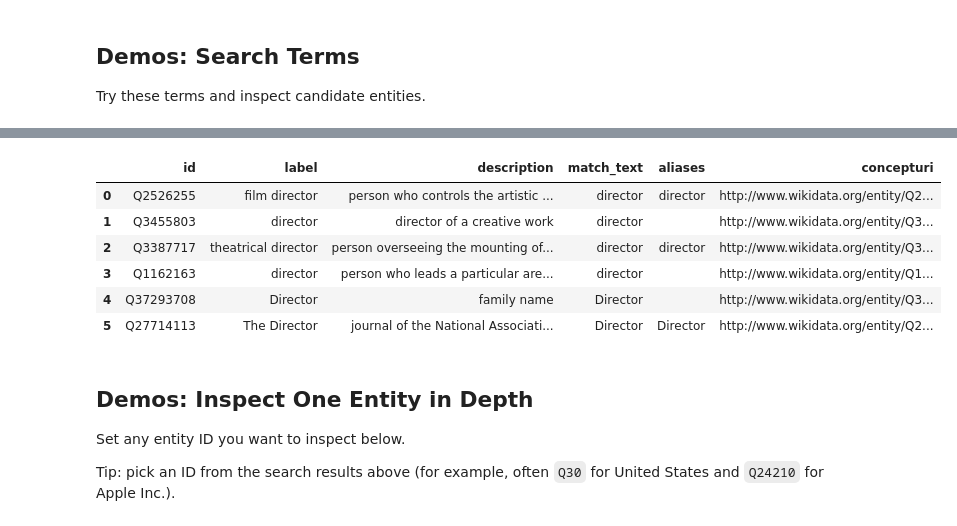
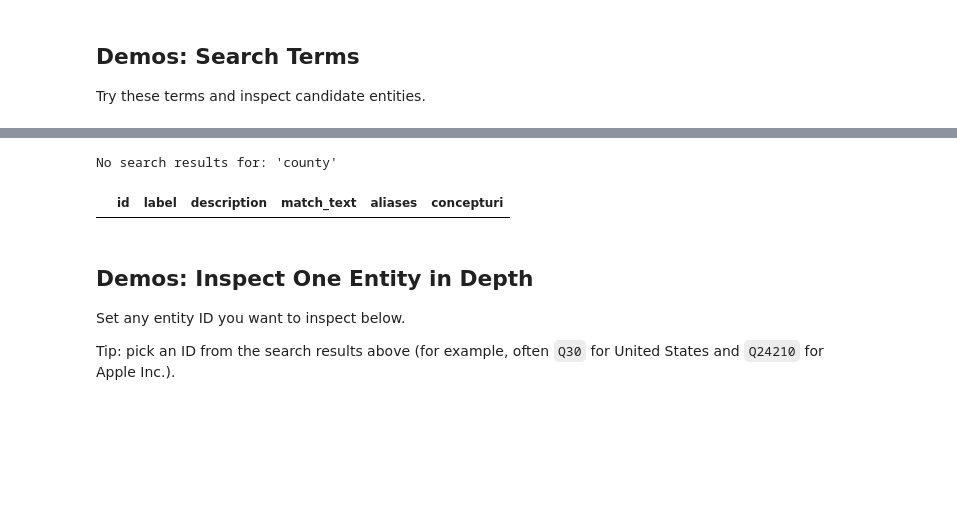
Before and after one commit to YxRicardo/LiteSemRAG, a Jupyter notebook: jupyter_notebooks/explore_wikidata.ipynb, the cells around one changed output, grey strips where cells are left out. Drawn from its saved outputs; the diff is of its cells as text; code cells hidden in the pictures; blank space fills up the shorter version.

Commit message:
improve wikidata and finalize workflow

```diff
--- a/jupyter_notebooks/explore_wikidata.ipynb
+++ b/jupyter_notebooks/explore_wikidata.ipynb
@@ -603,15 +601,10 @@ Japanese (日本語, Nihongo; [ɲihoŋɡo] ) is the principal language of the Ja
 # %%
 # Demo 4: OpenAI
-df = search_wikidata("director", limit=10, exact_match_text=True)
+df = search_wikidata("county", limit=10, exact_match_text=True)
 display(df)
 # %% [output]
+No search results for: 'county'
 |  | id | label | description | match_text | aliases | concepturi |
-| 0 | Q2526255 | film director | person who controls the artistic ... | director | director | http://www.wikidata.org/entity/Q2... |
-| 1 | Q3455803 | director | director of a creative work | director |  | http://www.wikidata.org/entity/Q3... |
-| 2 | Q3387717 | theatrical director | person overseeing the mounting of... | director | director | http://www.wikidata.org/entity/Q3... |
-| 3 | Q1162163 | director | person who leads a particular are... | director |  | http://www.wikidata.org/entity/Q1... |
-| 4 | Q37293708 | Director | family name | Director |  | http://www.wikidata.org/entity/Q3... |
-| 5 | Q27714113 | The Director | journal of the National Associati... | Director | Director | http://www.wikidata.org/entity/Q2... |
 # %% [markdown]
 ## Demos: Inspect One Entity in Depth
 Set any entity ID you want to inspect below.
```
Also changed, not shown: parts of 1 cell of this notebook, 3 other files.
